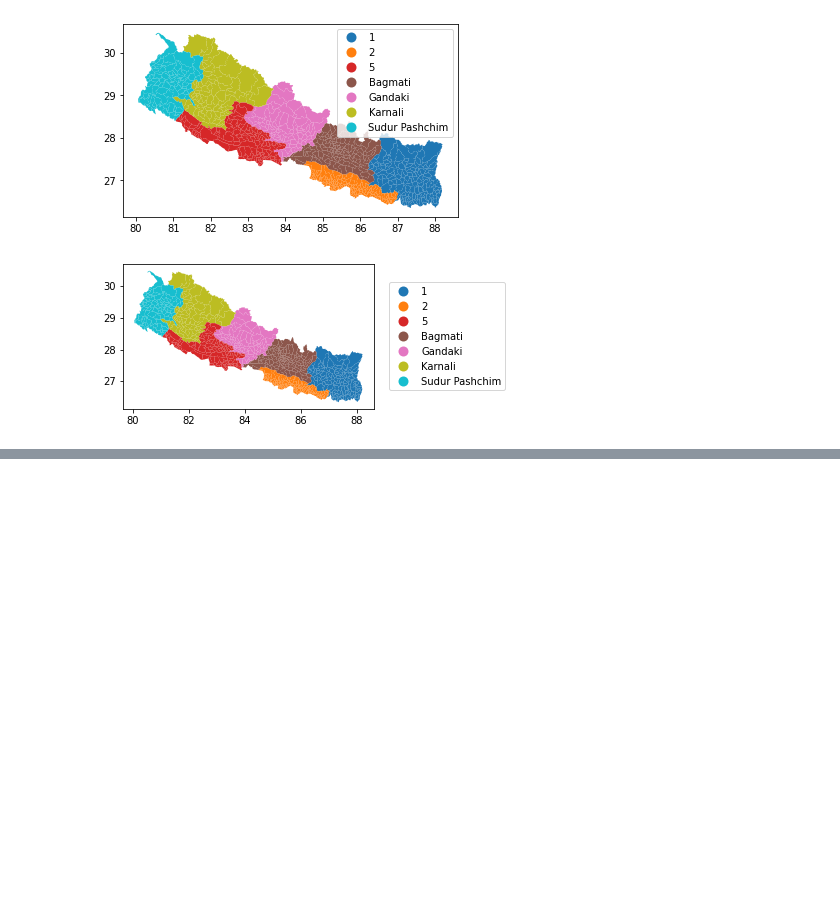
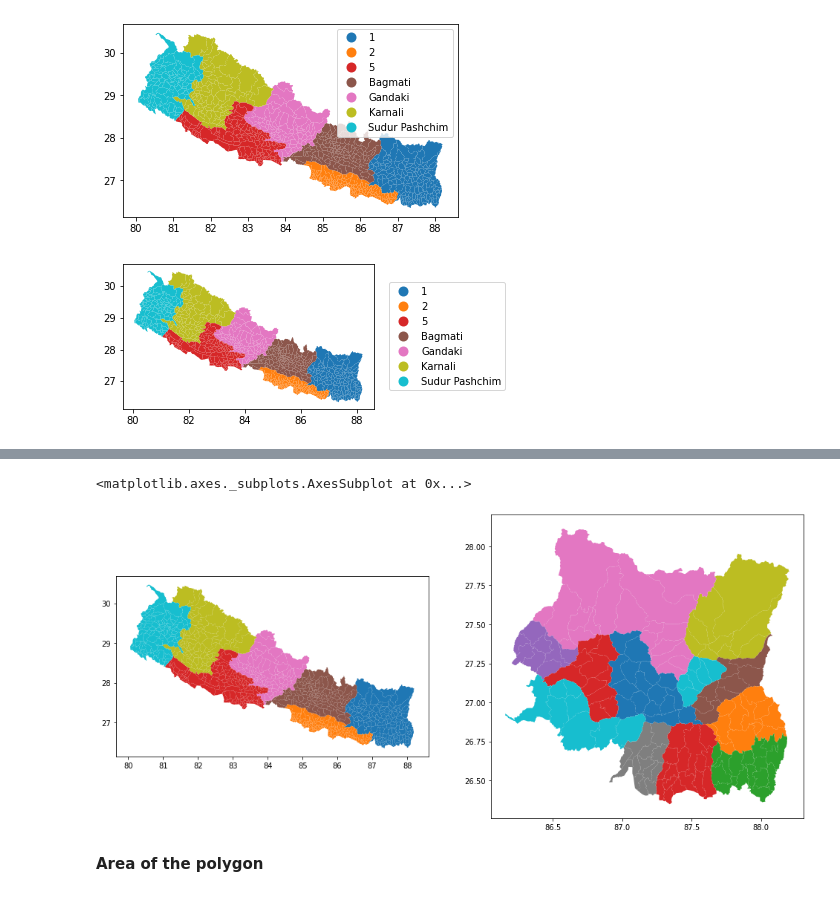
Before and after one commit to Gauravparajuli09/python, a Jupyter notebook: python.ipynb, the cells around one changed output, grey strips where cells are left out. Saved outputs shown, nothing was run; the diff lists cells and outputs as text; code cells hidden in the pictures; blank space fills up the shorter version.

```diff
--- a/python.ipynb
+++ b/python.ipynb
@@ -98,0 +139,9 @@ leg.set_bbox_to_anchor((1.04,0.5))
+# %%
+fig, (ax1,ax2) = plt.subplots(1,2,figsize = (16.59,11.69))
+gdf.plot(ax=ax1, column = "Province")
+prov_1.plot(ax = ax2, column = "DISTRICT")
+# %% [output]
+<matplotlib.axes._subplots.AxesSubplot at 0x...>
+[figure, added]
+# %% [markdown]
+**Area of the polygon**
```
Also changed, not shown: parts of 33 cells of this notebook.
